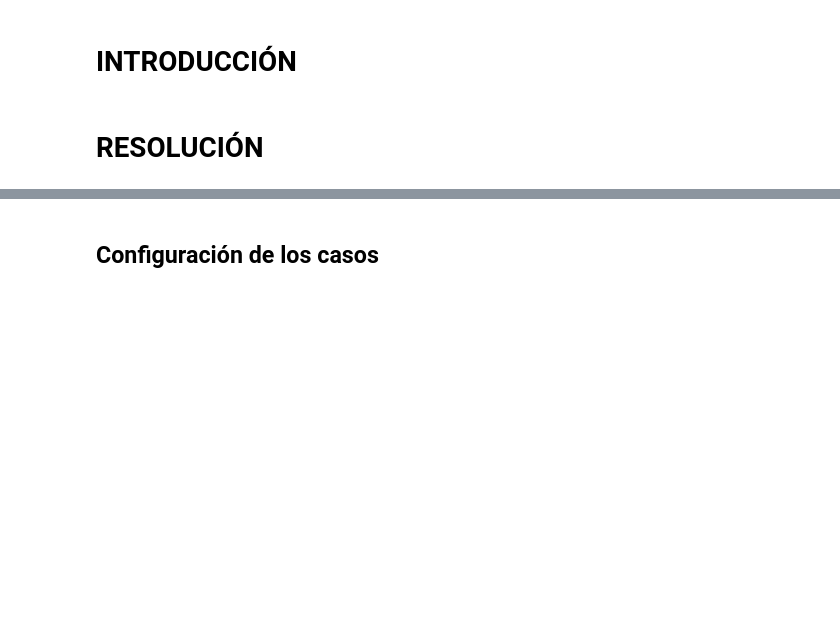
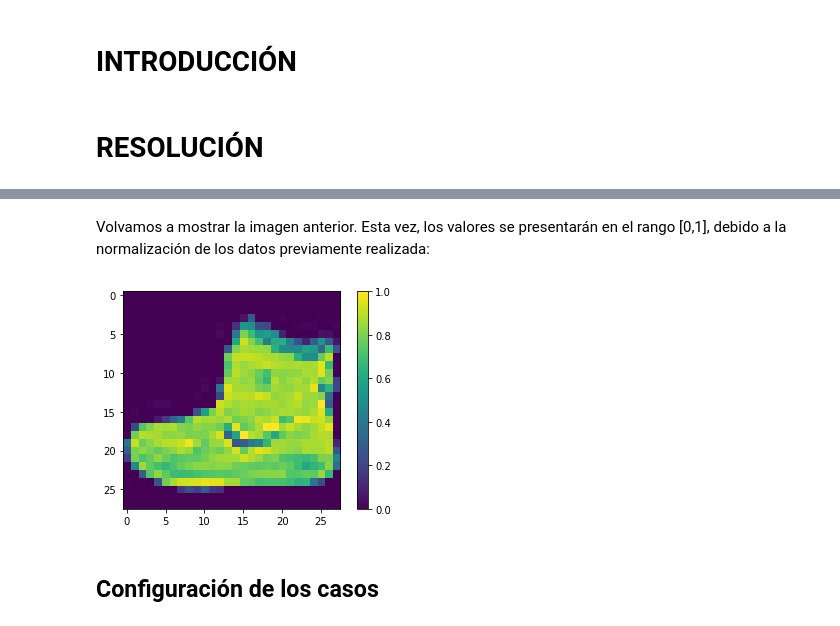
Before and after one commit to Paloma-Moya-Tudela/AA_PRACTICA1_GRUPO_2, a Jupyter notebook: A_PRACTICA2_GRUPO_2.ipynb, the cells around one changed output, grey strips where cells are left out. Drawn from its saved outputs; the diff is of its cells as text; code cells hidden in the pictures; blank space fills up the shorter version.

```diff
--- a/A_PRACTICA2_GRUPO_2.ipynb
+++ b/A_PRACTICA2_GRUPO_2.ipynb
@@ -37,3 +127,17 @@ Una vez se tienen claro los materiales con los que se trabajará, se podrá empe
+# %%
+# 3.- NORMALIZACIÓN DE LOS DATOS
+train_images = train_images / 255
+test_images = test_images / 255
+# %% [markdown]
+Volvamos a mostrar la imagen anterior. Esta vez, los valores se presentarán en el rango [0,1], debido a la normalización de los datos previamente realizada:
+# %%
+plt.figure()
+plt.imshow(train_images[0])
+plt.colorbar()
+plt.grid(False)
+plt.show()
+# %% [output]
+[figure, added]
 # %% [markdown]
 ## Configuración de los casos
 # %% [markdown]
```
Also changed, not shown: parts of 15 cells of this notebook.
